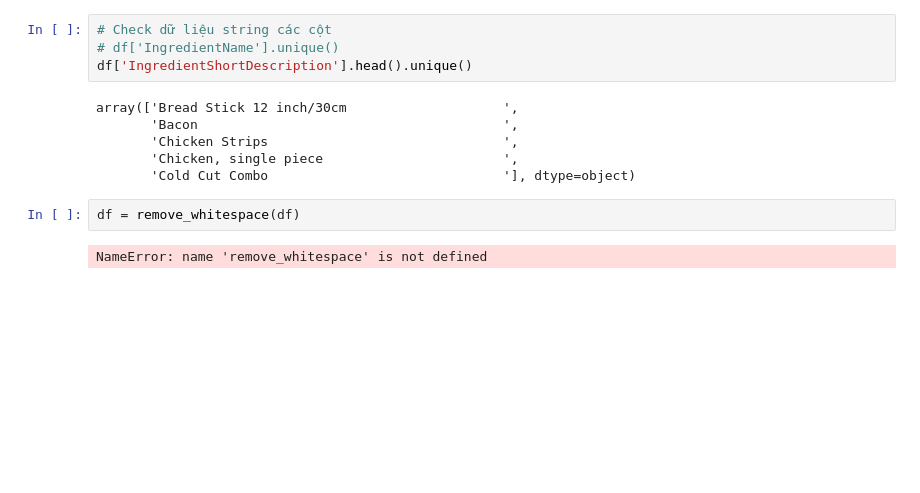
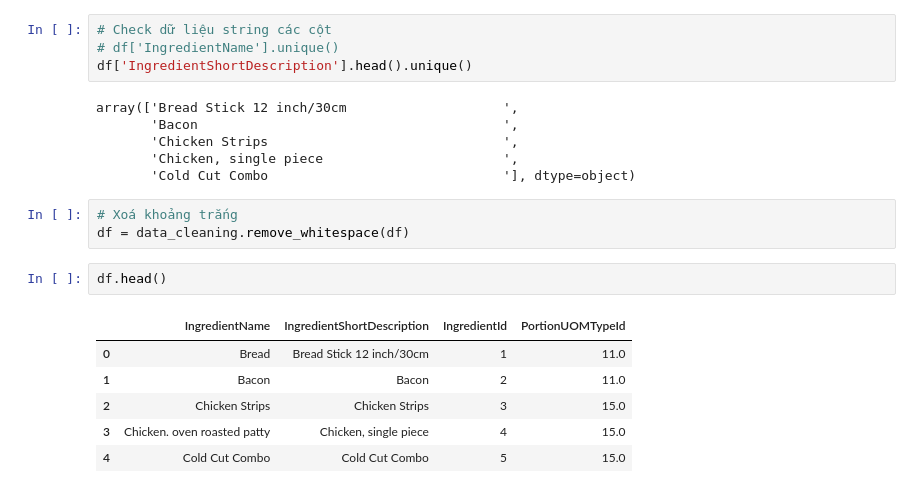
Before and after one commit to isharedigital/finalproject_data-science, a Jupyter notebook: notebooks/exploration/01_Clean_ingredients_20240705.ipynb, the cells around one changed output. Saved outputs shown, nothing was run; the diff lists cells and outputs as text; blank space fills up the shorter version.

```diff
--- a/notebooks/exploration/01_Clean_ingredients_20240705.ipynb
+++ b/notebooks/exploration/01_Clean_ingredients_20240705.ipynb
@@ -97,7 +93,15 @@ array(['Bread Stick 12 inch/30cm                    ',
        'Chicken Strips                              ',
        'Chicken, single piece                       ',
        'Cold Cut Combo                              '], dtype=object)
-# %%
-df = remove_whitespace(df)
-# %% [output]
-NameError: name 'remove_whitespace' is not defined
+# %%
+# Xoá khoảng trắng
+df = data_cleaning.remove_whitespace(df)
+# %%
+df.head()
+# %% [output]
+|  | IngredientName | IngredientShortDescription | IngredientId | PortionUOMTypeId |
+| 0 | Bread | Bread Stick 12 inch/30cm | 1 | 11.0 |
+| 1 | Bacon | Bacon | 2 | 11.0 |
+| 2 | Chicken Strips | Chicken Strips | 3 | 15.0 |
+| 3 | Chicken. oven roasted patty | Chicken, single piece | 4 | 15.0 |
+| 4 | Cold Cut Combo | Cold Cut Combo | 5 | 15.0 |
```
Also changed, not shown: parts of 5 cells of this notebook, 2 other files.
